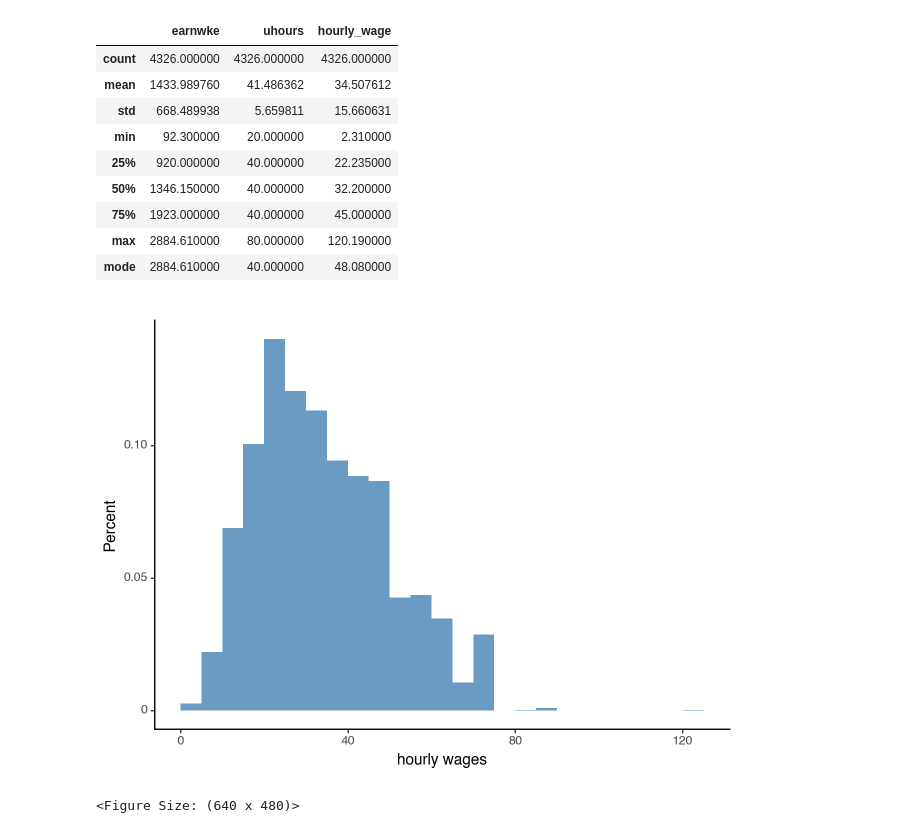
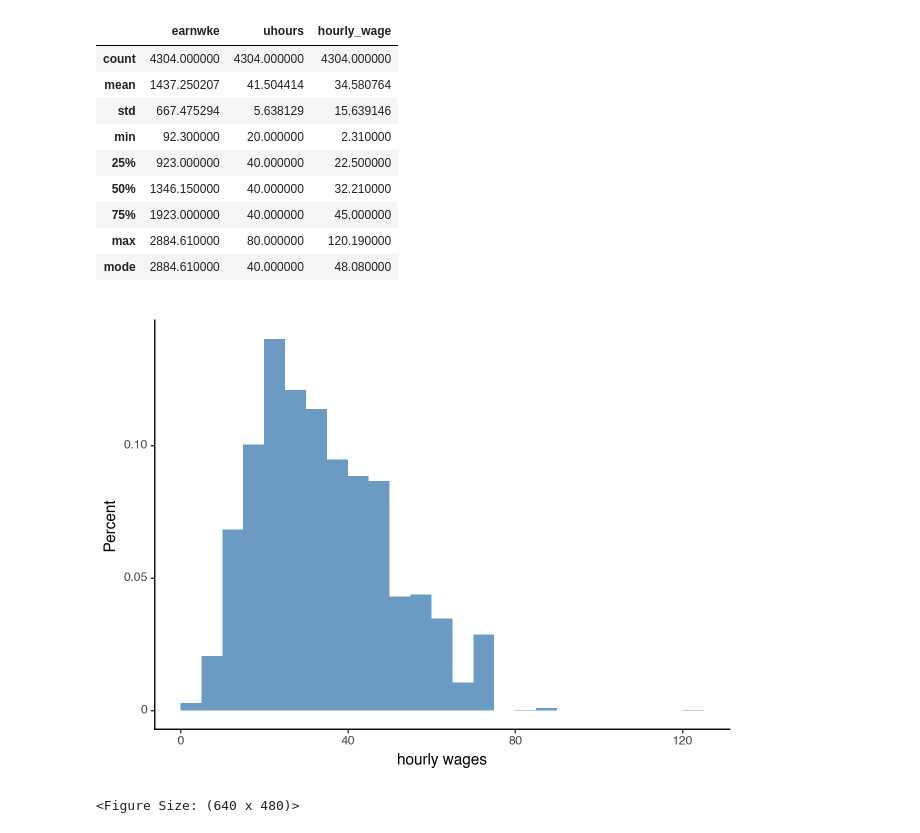
Before and after one commit to viethngn/Data_Analysis_3_ECBS5171, a Jupyter notebook: assignment1/assignment1_viethngn.ipynb, the cells around one changed output. Cells and saved outputs as stored; diff of their text form; code cells hidden in the pictures.

Commit message:
Add dummy variables and recreate the regression table

```diff
--- a/assignment1/assignment1_viethngn.ipynb
+++ b/assignment1/assignment1_viethngn.ipynb
@@ -14,6 +14,3 @@ from mizani.formatters import percent_format
 from mizani.formatters import log_format
 
 from stargazer import stargazer
-# %%
-df = pd.read_csv('https://raw.githubusercontent.com/viethngn/Data_Analysis_3_ECBS5171/main/assignment1/morg-2014-emp.csv')
-df.head()
@@ -38,14 +16,0 @@ del df
-# %%
-# Add a column 'hourly_wage' to the DataFrame
-comp_sample['hourly_wage'] = (comp_sample['earnwke'] / comp_sample['uhours']).round(decimals=2)
-# add column female to have boolean for male or female
-comp_sample['female'] = comp_sample['sex'].apply(lambda x: 1 if x == 2 else 0)
-# create dummy variables for Bachelor degree holders and Post Graduate degree holders
-comp_sample['ed_BA'] = (comp_sample["grade92"] == 43).astype(int)
-comp_sample['ed_PostGrad'] = (comp_sample["grade92"] >= 44).astype(int)
-# add column for age squared
-comp_sample['agesq'] = np.power(comp_sample['age'], 2)
-# add column for citizen to have boolean value if worker has US citizenship
-comp_sample['citizen'] = comp_sample['prcitshp'].apply(lambda x: 0 if 'Not' in x else 1)
-# round to 2 decimal places
-comp_sample = comp_sample.round(decimals=2)
@@ -62,0 +87,4 @@ comp_sample.head()
+# %%
+# cleaned_df = get_cleaned_data('https://raw.githubusercontent.com/viethngn/Data_Analysis_3_ECBS5171/main/assignment1/morg-2014-emp.csv')
+cleaned_df = get_cleaned_data('morg-2014-emp.csv')
+cleaned_df.head()
@@ -63,38 +99,38 @@ comp_sample.head()
 # %%
-# get the comp_sample summary statistics
-comp_stats = comp_sample[['earnwke', 'uhours', 'hourly_wage']].describe().T
-comp_stats['mode'] = comp_sample[['earnwke', 'uhours', 'hourly_wage']].mode().squeeze()
-comp_stats.T
+# get the data set summary statistics
+stats = cleaned_df[['earnwke', 'uhours', 'hourly_wage']].describe().T
+stats['mode'] = cleaned_df[['earnwke', 'uhours', 'hourly_wage']].mode().squeeze()
+stats.T
 # %% [output]
 |  | earnwke | uhours | hourly_wage |
-| count | 4326.000000 | 4326.000000 | 4326.000000 |
-| mean | 1433.989760 | 41.486362 | 34.507612 |
-| std | 668.489938 | 5.659811 | 15.660631 |
+| count | 4304.000000 | 4304.000000 | 4304.000000 |
+| mean | 1437.250207 | 41.504414 | 34.580764 |
+| std | 667.475294 | 5.638129 | 15.639146 |
 | min | 92.300000 | 20.000000 | 2.310000 |
-| 25% | 920.000000 | 40.000000 | 22.235000 |
-| 50% | 1346.150000 | 40.000000 | 32.200000 |
+| 25% | 923.000000 | 40.000000 | 22.500000 |
+| 50% | 1346.150000 | 40.000000 | 32.210000 |
 | 75% | 1923.000000 | 40.000000 | 45.000000 |
 | max | 2884.610000 | 80.000000 | 120.190000 |
 | mode | 2884.610000 | 40.000000 | 48.080000 |
 # %%
 # hourly_wage distribution
 (
-    ggplot(comp_sample, aes(x="hourly_wage", y="stat(count)/sum(stat(count))"))
+    ggplot(cleaned_df, aes(x="hourly_wage", y="stat(count)/sum(stat(count))"))
     + geom_histogram(
         binwidth=5,
         boundary=0,
         size=0.25,
         alpha=0.8,
         show_legend=True,
         na_rm=True,
         fill='steelblue'
     )
     + labs(x="hourly wages", y="Percent")
     + expand_limits(x=0.01, y=0.01)
     + theme_classic()
 )
 # %% [output]
-[figure, old version]
+[figure, new version]
 <Figure Size: (640 x 480)>
 # %%
 # lowess
```
Also changed, not shown: parts of 11 cells of this notebook.
